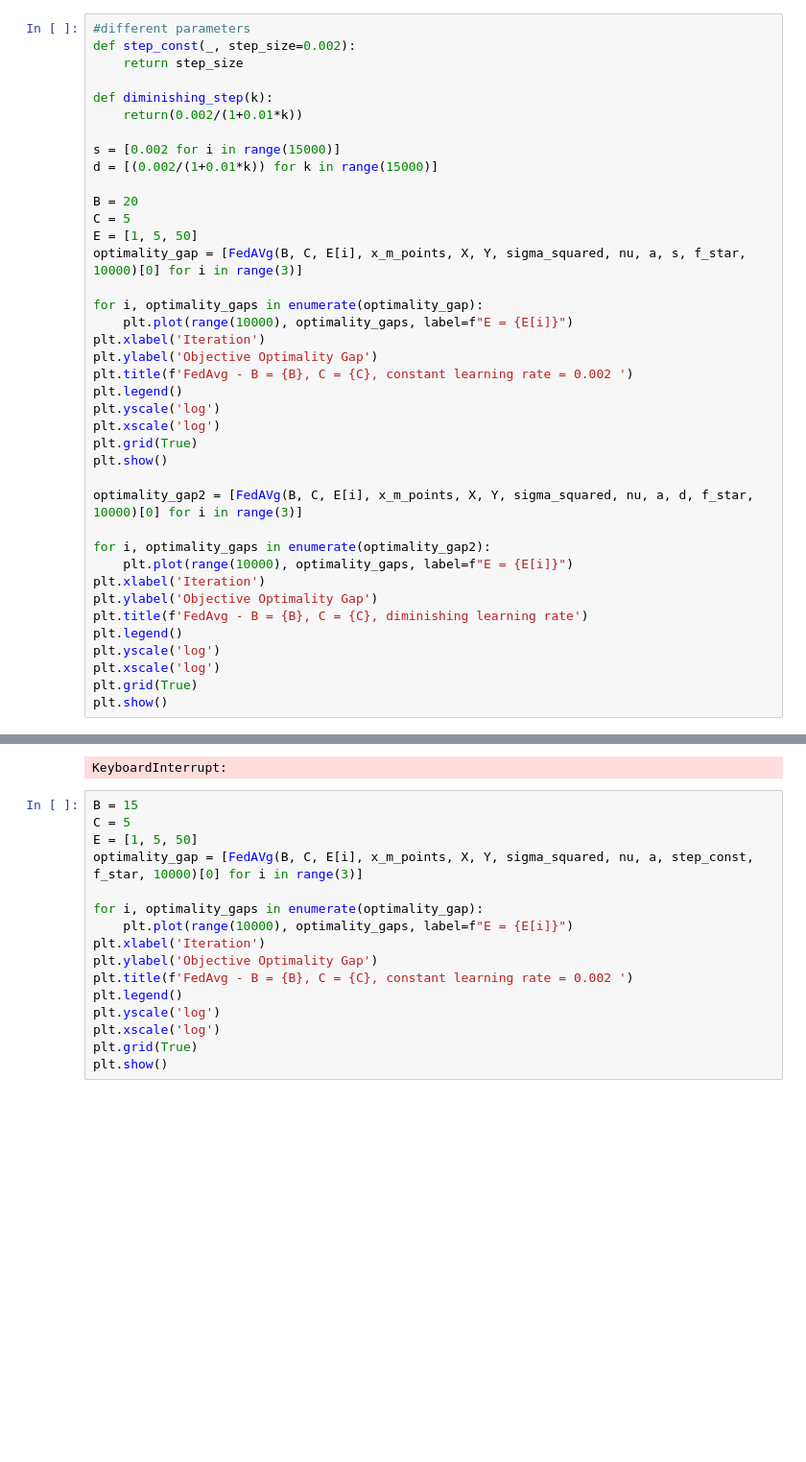
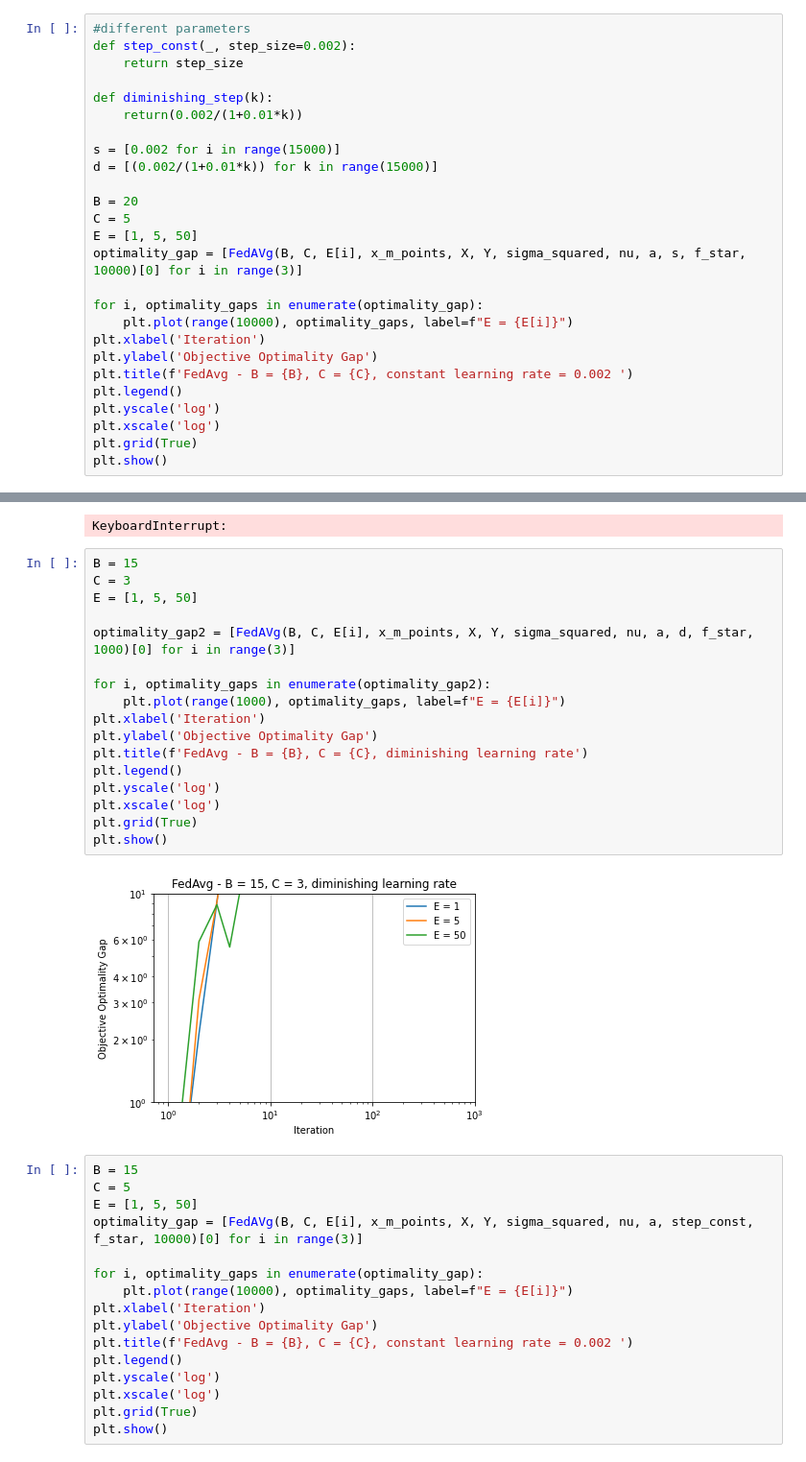
Before and after one commit to Basile-Terv/SOD314_Project, a Jupyter notebook: Project2.ipynb, the cells around one changed output, grey strips where cells are left out. Shown: that part at 96% size. Drawn from its saved outputs; the diff is of its cells as text; blank space fills up the shorter version.

Commit message:
last plots

```diff
--- a/Project2.ipynb
+++ b/Project2.ipynb
@@ -957,22 +957,28 @@ plt.yscale('log')
 plt.xscale('log')
 plt.grid(True)
 plt.show()
-
-optimality_gap2 = [FedAVg(B, C, E[i], x_m_points, X, Y, sigma_squared, nu, a, d, f_star, 10000)[0] for i in range(3)]
-
-for i, optimality_gaps in enumerate(optimality_gap2):
-    plt.plot(range(10000), optimality_gaps, label=f"E = {E[i]}")
-plt.xlabel('Iteration')
-plt.ylabel('Objective Optimality Gap')
-plt.title(f'FedAvg - B = {B}, C = {C}, diminishing learning rate')
-plt.legend()
-plt.yscale('log')
-plt.xscale('log')
-plt.grid(True)
-plt.show()
 # %% [output]
 [figure]
 KeyboardInterrupt:
+# %%
+B = 15
+C = 3
+E = [1, 5, 50]
+
+optimality_gap2 = [FedAVg(B, C, E[i], x_m_points, X, Y, sigma_squared, nu, a, d, f_star, 1000)[0] for i in range(3)]
+
+for i, optimality_gaps in enumerate(optimality_gap2):
+    plt.plot(range(1000), optimality_gaps, label=f"E = {E[i]}")
+plt.xlabel('Iteration')
+plt.ylabel('Objective Optimality Gap')
+plt.title(f'FedAvg - B = {B}, C = {C}, diminishing learning rate')
+plt.legend()
+plt.yscale('log')
+plt.xscale('log')
+plt.grid(True)
+plt.show()
+# %% [output]
+[figure, added]
 # %%
 B = 15
 C = 5
```
Also changed, not shown: parts of 1 cell of this notebook, 1 other file.
